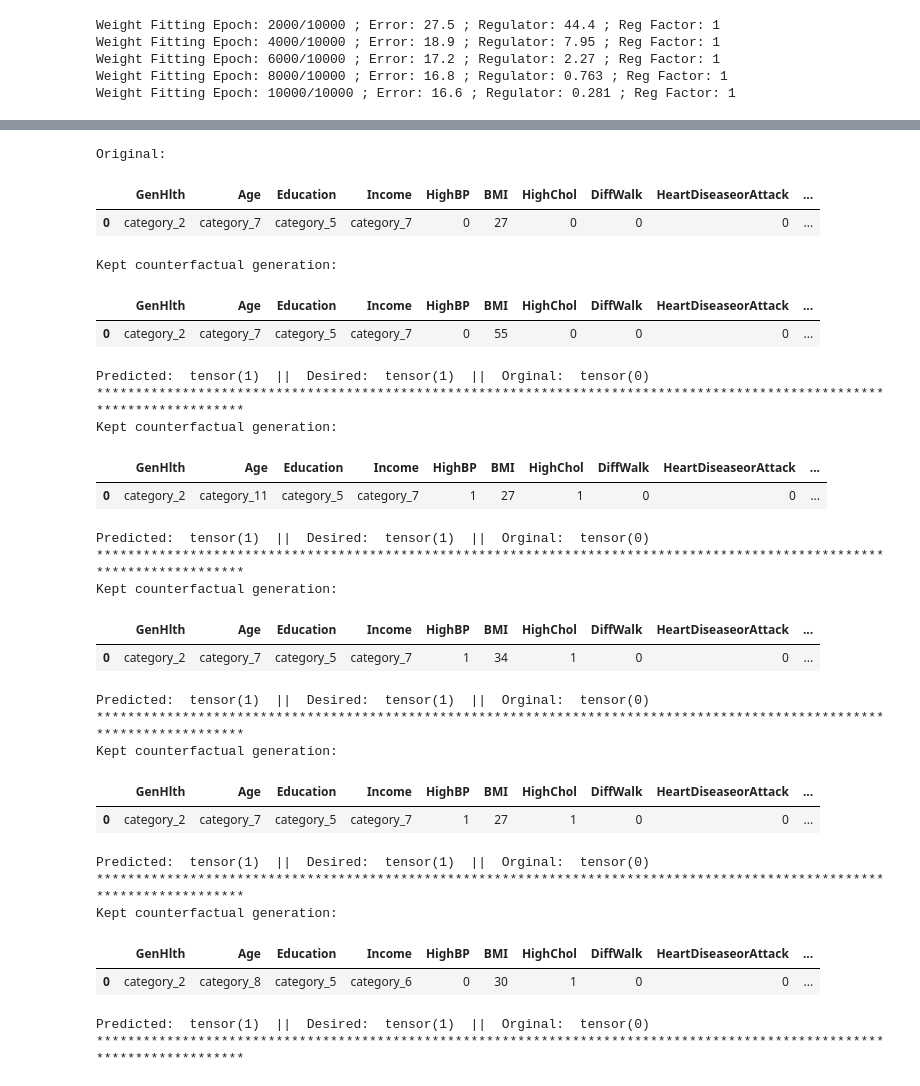
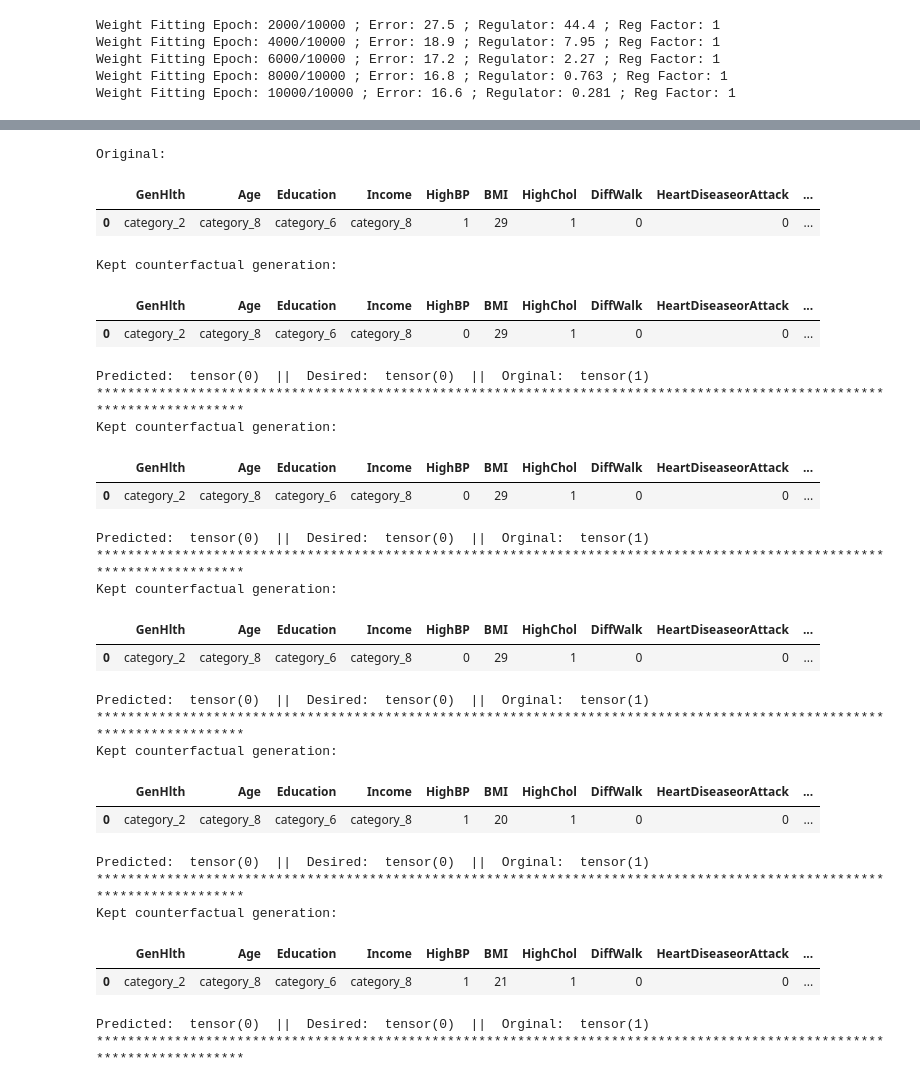
Before and after one commit to Adebayo-Oshingbesan/SimplExCF, a Jupyter notebook: 03_diabetes.ipynb, the cells around one changed output, grey strips where cells are left out. Cells and saved outputs as stored; diff of their text form; code cells hidden in the pictures.

```diff
--- a/03_diabetes.ipynb
+++ b/03_diabetes.ipynb
@@ -32,14 +36,7 @@ Weight Fitting Epoch: 6000/10000 ; Error: 17.2 ; Regulator: 2.27 ; Reg Factor: 1
 Weight Fitting Epoch: 8000/10000 ; Error: 16.8 ; Regulator: 0.763 ; Reg Factor: 1
 Weight Fitting Epoch: 10000/10000 ; Error: 16.6 ; Regulator: 0.281 ; Reg Factor: 1
 # %%
-i = 40
-n_cfs = 5
+%%time
+test_id = 10
 
-x = simplex.test_examples[i:i+1]
-desired_class = model(x).topk(2).indices[0,1]
-cat_indices = list(range(len(encoder.cols)))
-
-baseline_cfs = get_baseline_counterfactuals(model = model, target = desired_class, test = x, \
-                                            corpus = X_corpus, n_counterfactuals = n_cfs)
-
-cfs = simplex.get_counterfactuals(test_id = i, model = model, n_counterfactuals = n_cfs, cat_indices = cat_indices)
+cfs, x, desired_class = get_simplex_cf_tabular(simplex, model, test_id, encoder)
@@ -46,37 +46,38 @@ cfs = simplex.get_counterfactuals(test_id = i, model = model, n_counterfactuals
 # %%
 cols = ['GenHlth', 'Age', 'Education', 'Income', \
         'HighBP','BMI','HighChol','DiffWalk',\
         'HeartDiseaseorAttack','PhysHlth',\
         'HvyAlcoholConsump','Sex','CholCheck']
 
+x = simplex.test_examples[test_id:test_id+1]
 display_tabular_cfs(cfs, model, x, desired_class, scaler, encoder, cols)
 # %% [output]
 Original:
 |  | GenHlth | Age | Education | Income | HighBP | BMI | HighChol | DiffWalk | HeartDiseaseorAttack | ... |
-| 0 | category_2 | category_7 | category_5 | category_7 | 0 | 27 | 0 | 0 | 0 | ... |
+| 0 | category_2 | category_8 | category_6 | category_8 | 1 | 29 | 1 | 0 | 0 | ... |
 Kept counterfactual generation:
 |  | GenHlth | Age | Education | Income | HighBP | BMI | HighChol | DiffWalk | HeartDiseaseorAttack | ... |
-| 0 | category_2 | category_7 | category_5 | category_7 | 0 | 55 | 0 | 0 | 0 | ... |
+| 0 | category_2 | category_8 | category_6 | category_8 | 0 | 29 | 1 | 0 | 0 | ... |
-Predicted:  tensor(1)  ||  Desired:  tensor(1)  ||  Orginal:  tensor(0)
+Predicted:  tensor(0)  ||  Desired:  tensor(0)  ||  Orginal:  tensor(1)
 ************************************************************************************************************************
 Kept counterfactual generation:
 |  | GenHlth | Age | Education | Income | HighBP | BMI | HighChol | DiffWalk | HeartDiseaseorAttack | ... |
-| 0 | category_2 | category_11 | category_5 | category_7 | 1 | 27 | 1 | 0 | 0 | ... |
+| 0 | category_2 | category_8 | category_6 | category_8 | 0 | 29 | 1 | 0 | 0 | ... |
-Predicted:  tensor(1)  ||  Desired:  tensor(1)  ||  Orginal:  tensor(0)
+Predicted:  tensor(0)  ||  Desired:  tensor(0)  ||  Orginal:  tensor(1)
 ************************************************************************************************************************
 Kept counterfactual generation:
 |  | GenHlth | Age | Education | Income | HighBP | BMI | HighChol | DiffWalk | HeartDiseaseorAttack | ... |
-| 0 | category_2 | category_7 | category_5 | category_7 | 1 | 34 | 1 | 0 | 0 | ... |
+| 0 | category_2 | category_8 | category_6 | category_8 | 0 | 29 | 1 | 0 | 0 | ... |
-Predicted:  tensor(1)  ||  Desired:  tensor(1)  ||  Orginal:  tensor(0)
+Predicted:  tensor(0)  ||  Desired:  tensor(0)  ||  Orginal:  tensor(1)
 ************************************************************************************************************************
 Kept counterfactual generation:
 |  | GenHlth | Age | Education | Income | HighBP | BMI | HighChol | DiffWalk | HeartDiseaseorAttack | ... |
-| 0 | category_2 | category_7 | category_5 | category_7 | 1 | 27 | 1 | 0 | 0 | ... |
+| 0 | category_2 | category_8 | category_6 | category_8 | 1 | 20 | 1 | 0 | 0 | ... |
-Predicted:  tensor(1)  ||  Desired:  tensor(1)  ||  Orginal:  tensor(0)
+Predicted:  tensor(0)  ||  Desired:  tensor(0)  ||  Orginal:  tensor(1)
 ************************************************************************************************************************
 Kept counterfactual generation:
 |  | GenHlth | Age | Education | Income | HighBP | BMI | HighChol | DiffWalk | HeartDiseaseorAttack | ... |
-| 0 | category_2 | category_8 | category_5 | category_6 | 0 | 30 | 1 | 0 | 0 | ... |
+| 0 | category_2 | category_8 | category_6 | category_8 | 1 | 21 | 1 | 0 | 0 | ... |
-Predicted:  tensor(1)  ||  Desired:  tensor(1)  ||  Orginal:  tensor(0)
+Predicted:  tensor(0)  ||  Desired:  tensor(0)  ||  Orginal:  tensor(1)
 ************************************************************************************************************************
 # %%
```
Also changed, not shown: parts of 8 cells of this notebook, 17 other files.
